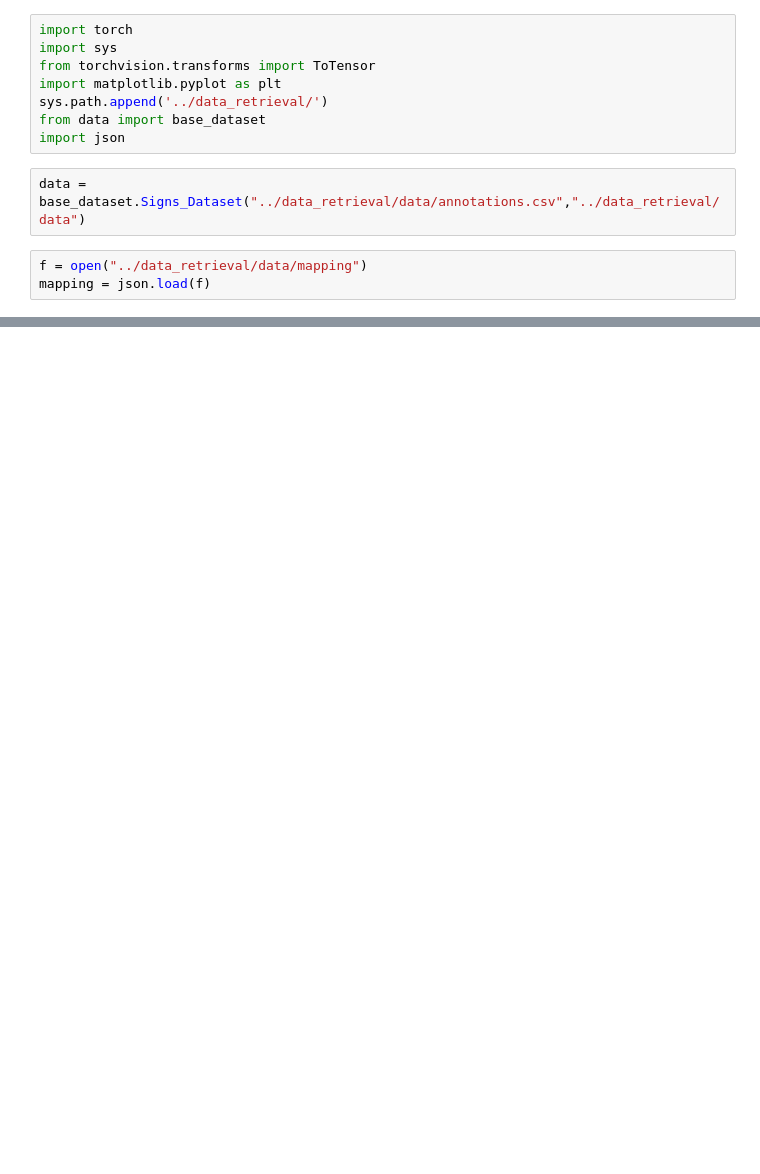
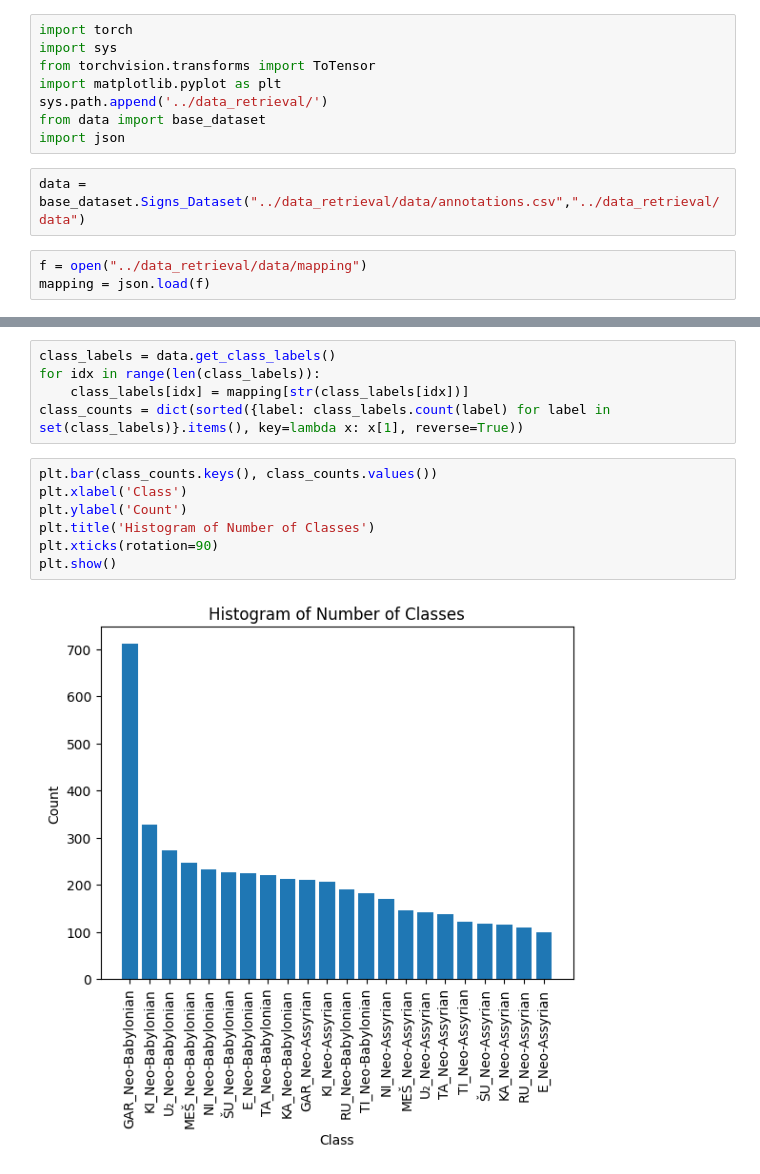
Before and after one commit to ElectronicBabylonianLiterature/signs-classification, a Jupyter notebook: visualizations/dataset.ipynb, the cells around one changed output, grey strips where cells are left out. Saved outputs shown, nothing was run; the diff lists cells and outputs as text; blank space fills up the shorter version.

Commit message:
Visualization of class amount

```diff
--- a/visualizations/dataset.ipynb
+++ b/visualizations/dataset.ipynb
@@ -26,0 +27,14 @@ plt.show()
+# %%
+class_labels = data.get_class_labels()
+for idx in range(len(class_labels)):
+    class_labels[idx] = mapping[str(class_labels[idx])]
+class_counts = dict(sorted({label: class_labels.count(label) for label in set(class_labels)}.items(), key=lambda x: x[1], reverse=True))
+# %%
+plt.bar(class_counts.keys(), class_counts.values())
+plt.xlabel('Class')
+plt.ylabel('Count')
+plt.title('Histogram of Number of Classes')
+plt.xticks(rotation=90)
+plt.show()
+# %% [output]
+[figure, added]
```
Also changed, not shown: parts of 1 cell of this notebook.
